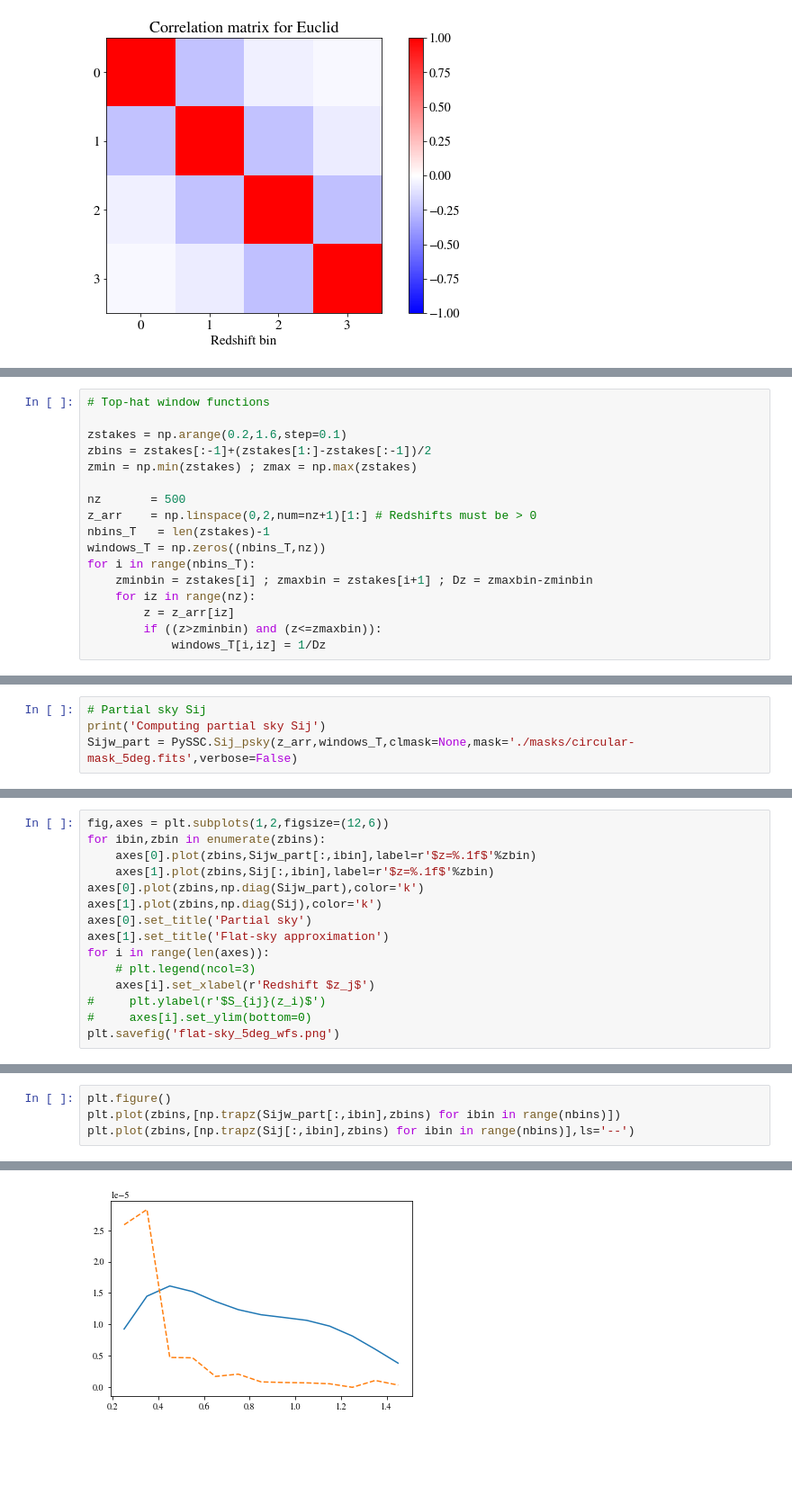
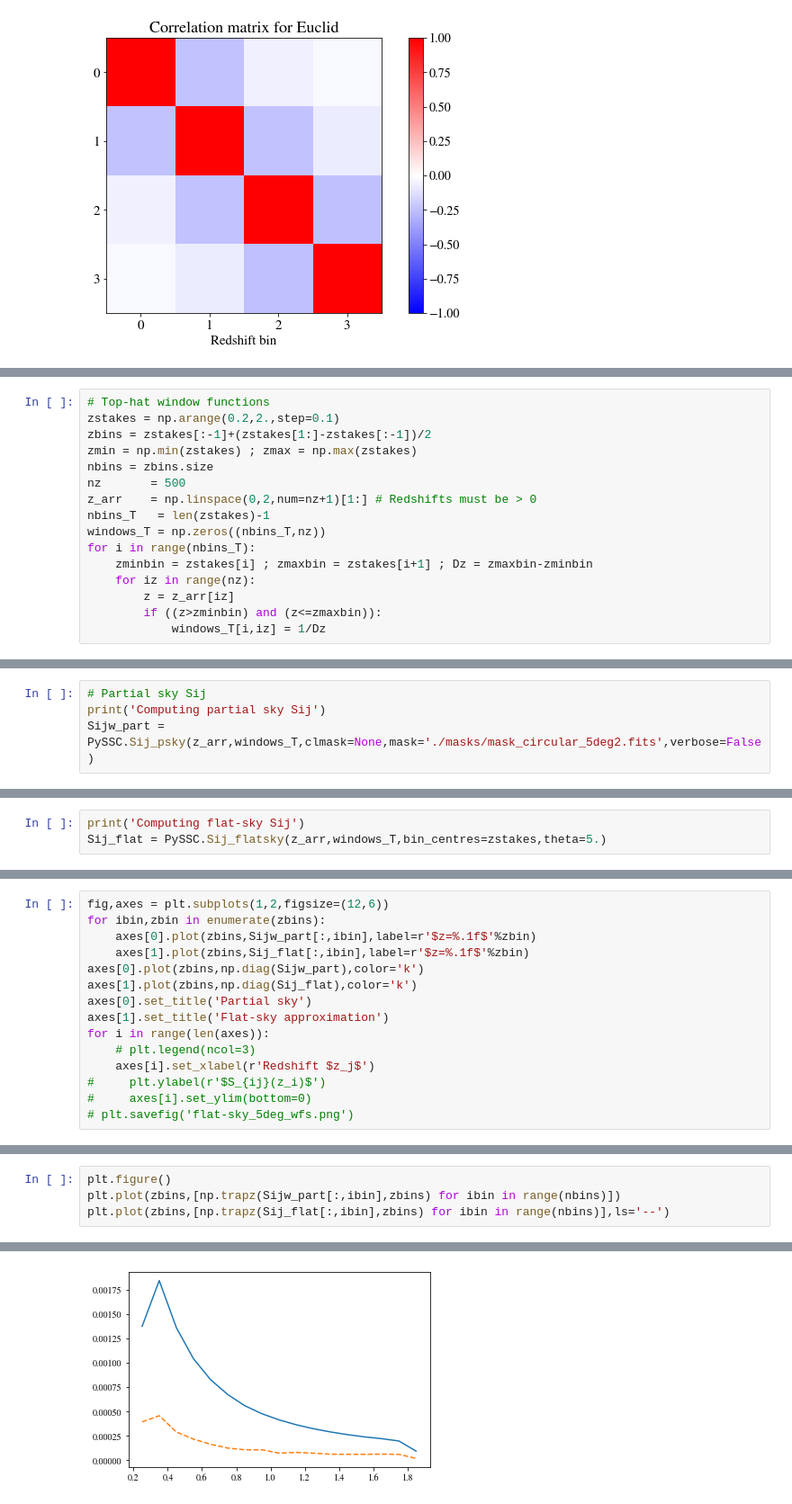
Before and after one commit to fabienlacasa/PySSC, a Jupyter notebook: Partsky_examples.ipynb, the cells around one changed output, grey strips where cells are left out. Shown: that part at 90% size. Saved outputs shown, nothing was run; the diff lists cells and outputs as text; blank space fills up the shorter version.

Commit message:
Added flat-sky to main code

```diff
--- a/Partsky_examples.ipynb
+++ b/Partsky_examples.ipynb
@@ -849,10 +849,9 @@ plt.savefig(prefix_Euclid+'Correlation_matrix_Euclid_GCs.png')
 # %%
 # Top-hat window functions
-
-zstakes = np.arange(0.2,1.6,step=0.1)
+zstakes = np.arange(0.2,2.,step=0.1)
 zbins = zstakes[:-1]+(zstakes[1:]-zstakes[:-1])/2
 zmin = np.min(zstakes) ; zmax = np.max(zstakes)
-
+nbins = zbins.size
 nz       = 500
 z_arr    = np.linspace(0,2,num=nz+1)[1:] # Redshifts must be > 0
 nbins_T   = len(zstakes)-1
@@ -878,6 +877,6 @@ plt.colorbar()
 # %%
 # Partial sky Sij
 print('Computing partial sky Sij')
-Sijw_part = PySSC.Sij_psky(z_arr,windows_T,clmask=None,mask='./masks/circular-mask_5deg.fits',verbose=False)
+Sijw_part = PySSC.Sij_psky(z_arr,windows_T,clmask=None,mask='./masks/mask_circular_5deg2.fits',verbose=False)
 # %% [output]
 Computing partial sky Sij
@@ -973,3 +963,6 @@ Computed in 2.3 secs
+# %%
+print('Computing flat-sky Sij')
+Sij_flat = PySSC.Sij_flatsky(z_arr,windows_T,bin_centres=zstakes,theta=5.)
 # %%
 # plot results
 fig,axes = plt.subplots(1,3,figsize=(14,3.6),gridspec_kw={'width_ratios':(4,3,3)})
@@ -1020,9 +1013,9 @@ plt.savefig('flat-sky_5deg_ratio_diagonals.png')
 fig,axes = plt.subplots(1,2,figsize=(12,6))
 for ibin,zbin in enumerate(zbins):
     axes[0].plot(zbins,Sijw_part[:,ibin],label=r'$z=%.1f$'%zbin)
-    axes[1].plot(zbins,Sij[:,ibin],label=r'$z=%.1f$'%zbin)
+    axes[1].plot(zbins,Sij_flat[:,ibin],label=r'$z=%.1f$'%zbin)
 axes[0].plot(zbins,np.diag(Sijw_part),color='k')
-axes[1].plot(zbins,np.diag(Sij),color='k')
+axes[1].plot(zbins,np.diag(Sij_flat),color='k')
 axes[0].set_title('Partial sky')
 axes[1].set_title('Flat-sky approximation')
 for i in range(len(axes)):
@@ -1030,5 +1023,5 @@ for i in range(len(axes)):
     axes[i].set_xlabel(r'Redshift $z_j$')
 #     plt.ylabel(r'$S_{ij}(z_i)$')
 #     axes[i].set_ylim(bottom=0)
-plt.savefig('flat-sky_5deg_wfs.png')
+# plt.savefig('flat-sky_5deg_wfs.png')
 # %% [output]
@@ -1036,7 +1029,7 @@ plt.savefig('flat-sky_5deg_wfs.png')
 # %%
 plt.figure()
 plt.plot(zbins,[np.trapz(Sijw_part[:,ibin],zbins) for ibin in range(nbins)])
-plt.plot(zbins,[np.trapz(Sij[:,ibin],zbins) for ibin in range(nbins)],ls='--')
+plt.plot(zbins,[np.trapz(Sij_flat[:,ibin],zbins) for ibin in range(nbins)],ls='--')
 # %% [output]
 [<matplotlib.lines.Line2D at 0x...>]
-[figure, old version]
+[figure, new version]
```
Also changed, not shown: parts of 21 cells of this notebook, 2 other files.
